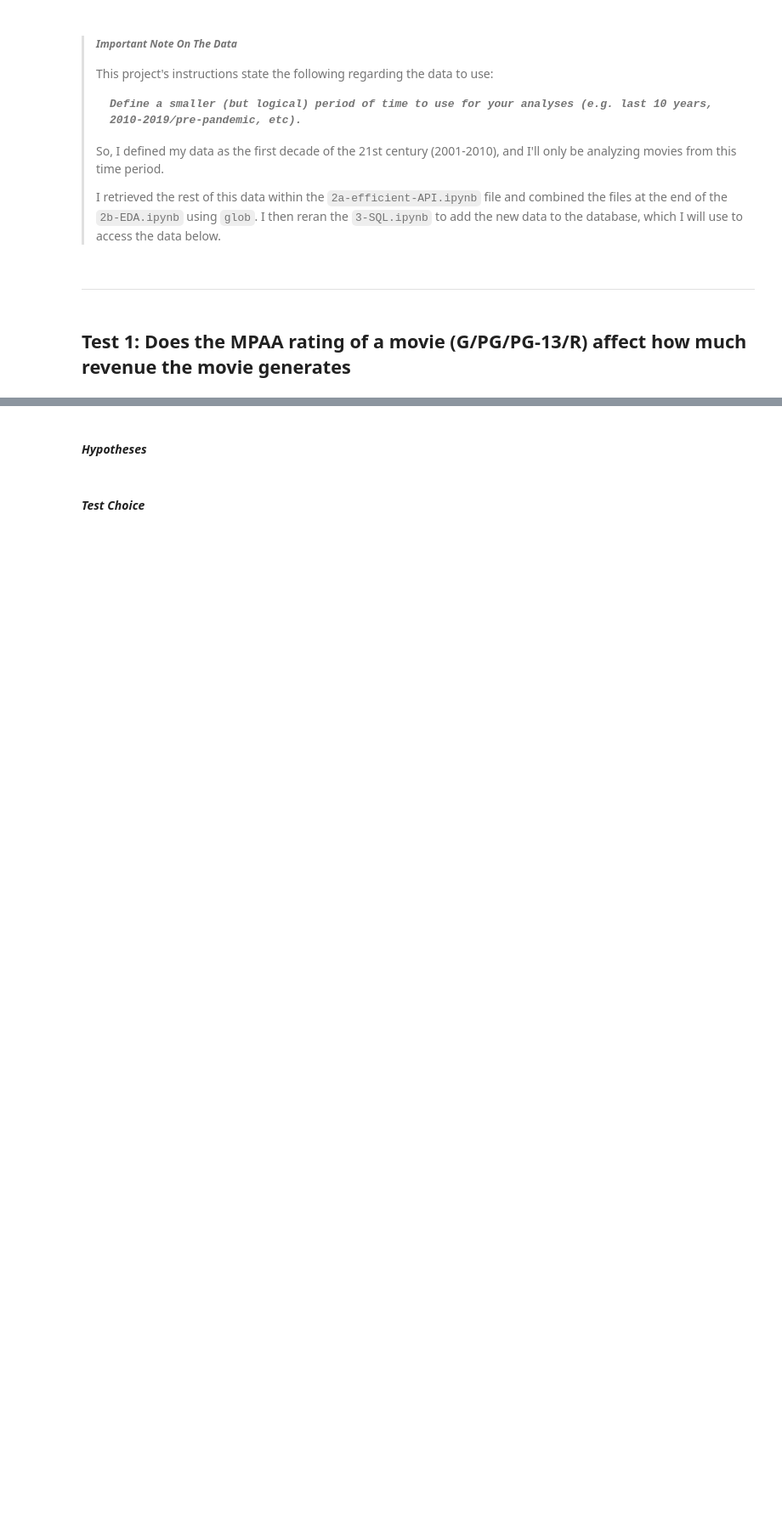
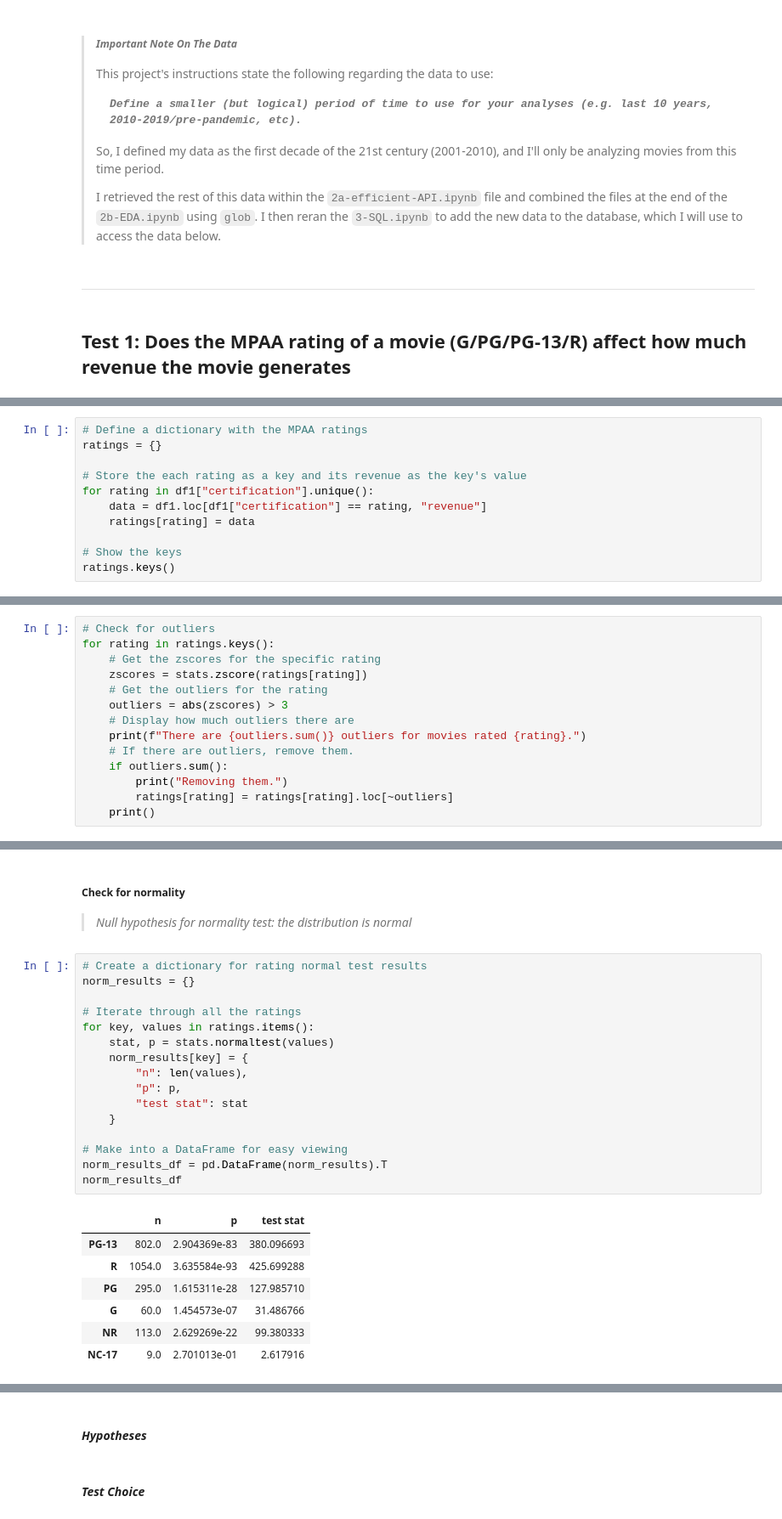
Before and after one commit to john-a-dixon/movie-success-analysis, a Jupyter notebook: 4-hypothesis-testing.ipynb, the cells around one changed output, grey strips where cells are left out. Shown: that part at 85% size. Drawn from its saved outputs; the diff is of its cells as text; blank space fills up the shorter version.

```diff
--- a/4-hypothesis-testing.ipynb
+++ b/4-hypothesis-testing.ipynb
@@ -51,0 +93,11 @@ memory usage: 567.4+ KB
+# %%
+# Define a dictionary with the MPAA ratings
+ratings = {}
+
+# Store the each rating as a key and its revenue as the key's value
+for rating in df1["certification"].unique():
+    data = df1.loc[df1["certification"] == rating, "revenue"]
+    ratings[rating] = data
+
+# Show the keys
+ratings.keys()
@@ -51,0 +106,14 @@ memory usage: 567.4+ KB
+# %%
+# Check for outliers
+for rating in ratings.keys():
+    # Get the zscores for the specific rating
+    zscores = stats.zscore(ratings[rating])
+    # Get the outliers for the rating
+    outliers = abs(zscores) > 3
+    # Display how much outliers there are
+    print(f"There are {outliers.sum()} outliers for movies rated {rating}.")
+    # If there are outliers, remove them.
+    if outliers.sum():
+        print("Removing them.")
+        ratings[rating] = ratings[rating].loc[~outliers]
+    print()
@@ -51,0 +137,28 @@ memory usage: 567.4+ KB
+# %% [markdown]
+##### Check for normality
+
+> _Null hypothesis for normality test: the distribution is normal_
+# %%
+# Create a dictionary for rating normal test results
+norm_results = {}
+
+# Iterate through all the ratings
+for key, values in ratings.items():
+    stat, p = stats.normaltest(values)
+    norm_results[key] = {
+        "n": len(values),
+        "p": p,
+        "test stat": stat
+    }
+
+# Make into a DataFrame for easy viewing
+norm_results_df = pd.DataFrame(norm_results).T
+norm_results_df
+# %% [output]
+|  | n | p | test stat |
+| PG-13 | 802.0 | 2.904369e-83 | 380.096693 |
+| R | 1054.0 | 3.635584e-93 | 425.699288 |
+| PG | 295.0 | 1.615311e-28 | 127.985710 |
+| G | 60.0 | 1.454573e-07 | 31.486766 |
+| NR | 113.0 | 2.629269e-22 | 99.380333 |
+| NC-17 | 9.0 | 2.701013e-01 | 2.617916 |
```
Also changed, not shown: parts of 34 cells of this notebook.
